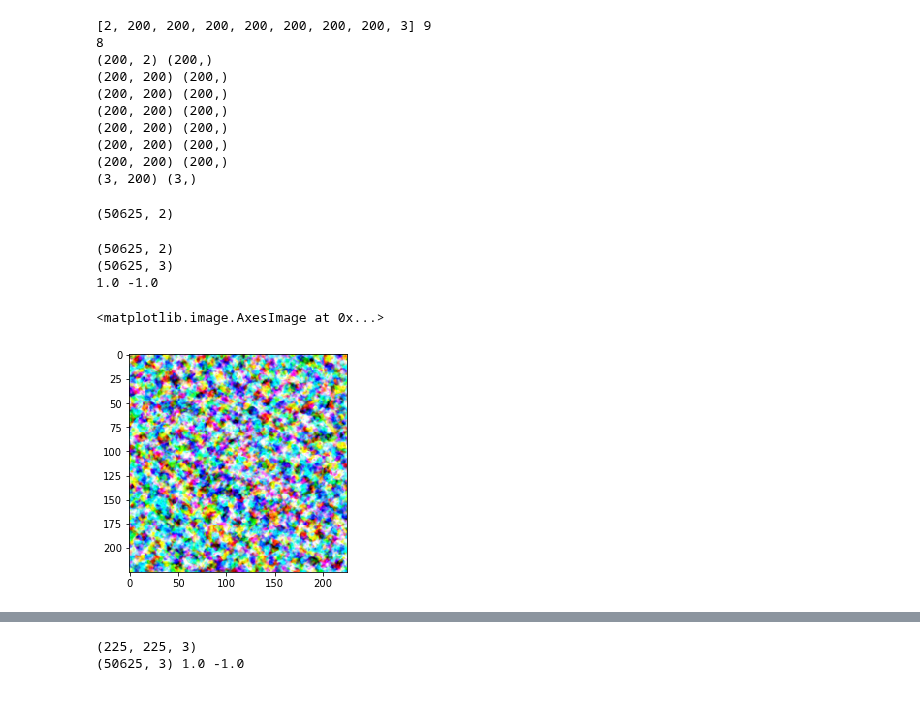
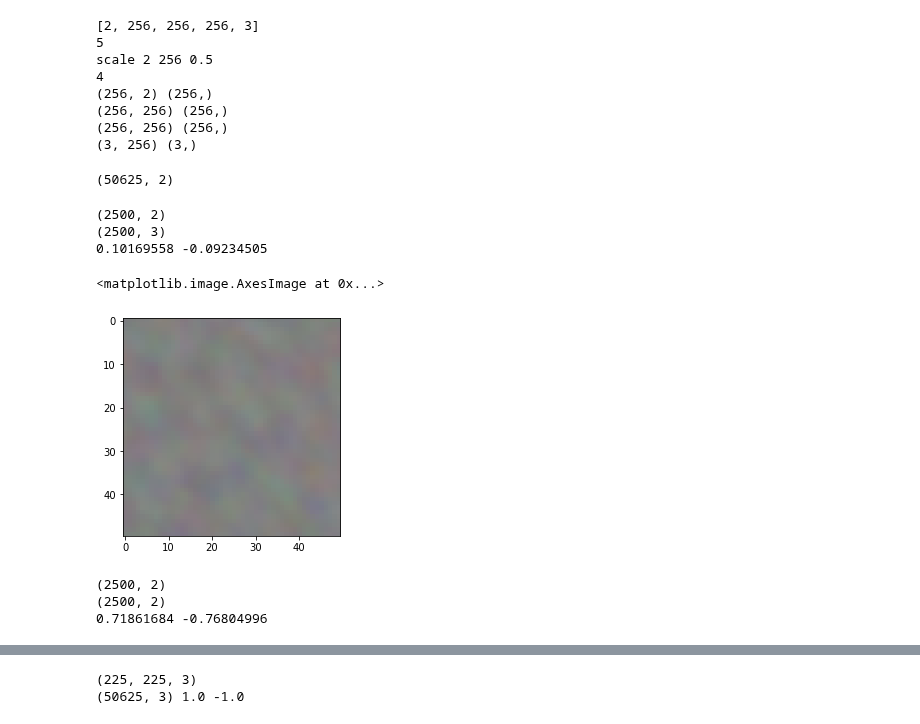
Before and after one commit to franciscodominguezmateos/IntroduccionDeepLearning, a Jupyter notebook: jax_siren_image_20070201.ipynb, the cells around one changed output, grey strips where cells are left out. Drawn from its saved outputs; the diff is of its cells as text; code cells hidden in the pictures.

Commit message:
playing with siren

```diff
--- a/jax_siren_image_20070201.ipynb
+++ b/jax_siren_image_20070201.ipynb
@@ -21,46 +22,54 @@ import cv2
 # Generate key which is used to generate random numbers
 rng = random.PRNGKey(1)
 # %%
-def Siren(s=[1000]*5):
+def Siren(s=[1000]*5,omega_0=30.0):
     def init_fun(key,input_shape):
         """ Initialize the weights of all layers of a linear layer network """
         sizes=[input_shape[-1]]+s
-        print(sizes,len(sizes))
+        print(sizes)
         keys = random.split(key, len(sizes))
+        print(len(keys))
         # Initialize a single layer with Gaussian weights -  helper function
         def initialize_layer(m, n, rng):
-            scale=np.sqrt(6.0/float(m))
-            w_key, b_key = random.split(key)
+            scale=np.sqrt(6.0/float(m))/omega_0
+            w_key, b_key = random.split(rng)
             return scale * random.uniform(w_key, (n, m),minval=-1.0, maxval=1.0),scale * random.uniform(b_key, (n,  ),minval=-1.0, maxval=1.0)
         # actually they are pairs plus the random key
-        pairs=zip(sizes[:-1], sizes[1:], keys)
-        params=[initialize_layer(m, n, k) for m, n, k in pairs]
-        params[0]=params[0][0]*30.0,params[0][1]
-        return params
+        pairs=list(zip(sizes[:-1], sizes[1:], keys))
+        params=[initialize_layer(m, n, k) for m, n, k in pairs[:]]
+        # The scale of first layes is different
+        m,n,k=pairs[0]
+        w_key, b_key = random.split(k)
+        scale=1.0/float(m)
+        print("scale",m,n,scale)
+        params[0]=scale*random.uniform(w_key, (n, m),minval=-1.0, maxval=1.0),scale * random.uniform(b_key, (n,  ),minval=-1.0, maxval=1.0)
+        output_shape =  input_shape[:-1] + (sizes[-1],)
+        return (output_shape,params)
     def apply_fun(params, inputs, **kwargs):
         """ Compute the forward pass for each example individually """
         activations = inputs
         # Loop over the Siren hidden layers
-        for w, b in params:
+        for w, b in params[:-1]:
             linear = np.dot(w,activations)+b
-            activations=np.sin(linear)
-        return activations
+            activations=np.sin(omega_0*linear)
+        w,b=params[-1]
+        linear= np.dot(w,activations)+b
+        #return activations#.reshape(())
+        return linear#.reshape(())
     return init_fun, apply_fun
 # %%
-init,net=Siren([200]*7+[3])
+init,net=Siren([256]*3+[3])
 input_shape=(-1,2)
-params=init(rng,input_shape)
+output_shape,params=init(rng,input_shape)
 print(len(params))
 for l in params:
     print(l[0].shape,l[1].shape)
 # %% [output]
-[2, 200, 200, 200, 200, 200, 200, 200, 3] 9
-8
-(200, 2) (200,)
-(200, 200) (200,)
-(200, 200) (200,)
-(200, 200) (200,)
-(200, 200) (200,)
-(200, 200) (200,)
-(200, 200) (200,)
-(3, 200) (3,)
+[2, 256, 256, 256, 3]
+5
+scale 2 256 0.5
+4
+(256, 2) (256,)
+(256, 256) (256,)
+(256, 256) (256,)
+(3, 256) (3,)
@@ -97,11 +124,23 @@ def build_img(size):
 # %%
-input_ordered=getInputOrdered((225,225))
-img=build_img((225,225))
+W=50
+H=50
+#input_ordered=getInputOrdered((H,W))
+img=build_img((H,W))
 print(np.max(img),np.min(img))
 plt.imshow((img+1.0)/2.0)
 # %% [output]
-(50625, 2)
-(50625, 3)
-1.0 -1.0
+(2500, 2)
+(2500, 3)
+0.10169558 -0.09234505
 <matplotlib.image.AxesImage at 0x...>
-[figure, old version]
+[figure, new version]
+# %%
+W=50
+H=50
+#input_ordered=getInputOrdered((H,W))
+img=build_sdf_grad((H,W))
+print(np.max(img),np.min(img))
+# %% [output]
+(2500, 2)
+(2500, 2)
+0.71861684 -0.76804996
```
Also changed, not shown: parts of 14 cells of this notebook, 10 other files.
